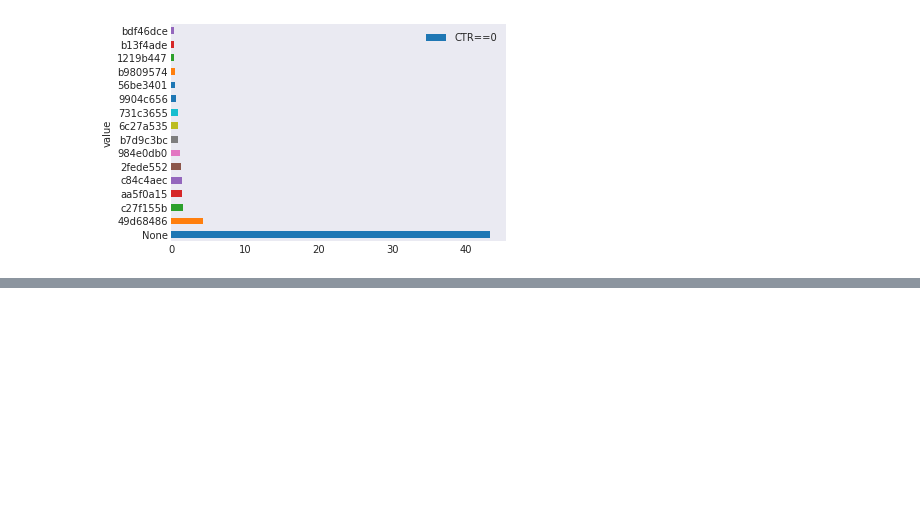
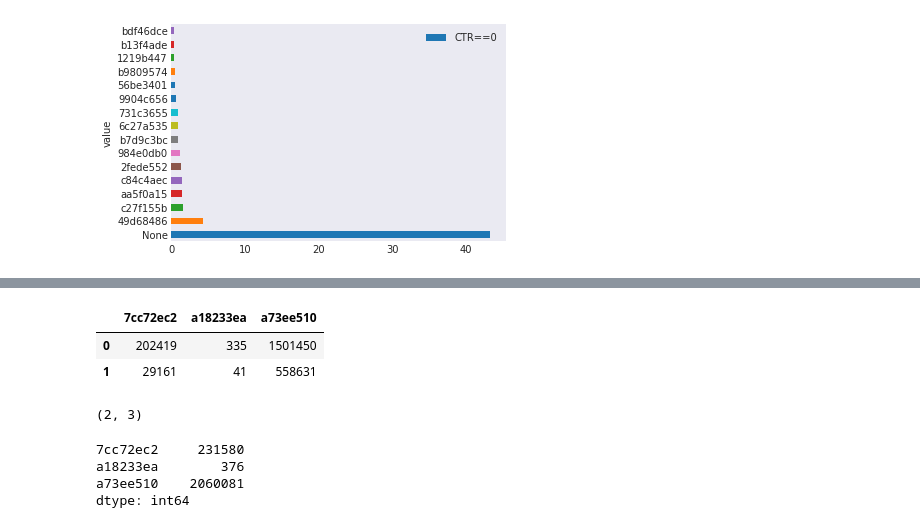
Before and after one commit to vnagapudi/W261_Final_Project, a Jupyter notebook: scratchwork_VL.ipynb, the cells around one changed output, grey strips where cells are left out. Cells and saved outputs as stored; diff of their text form; code cells hidden in the pictures; blank space fills up the shorter version.

Commit message:
Adding Cramer's V function to test features

```diff
--- a/scratchwork_VL.ipynb
+++ b/scratchwork_VL.ipynb
@@ -735,0 +914,39 @@ Categorical columns that look like maaaaaybe there's something differentiating l
+# %%
+# Make an empty matrix
+matr = pd.DataFrame(0, columns = list(blahtest_df['category'].unique()), index = list(blahtest_df['ctr'].unique()))
+for index, row in blahtest_df.iterrows():
+    matr.loc[row['ctr'],row['category']]=row['count']
+
+#    for node, target in graph['edges']:
+#        adj_matr.loc[node, target]=1
+# %%
+matr #contingency table
+# %% [output]
+|  | 7cc72ec2 | a18233ea | a73ee510 |
+| 0 | 202419 | 335 | 1501450 |
+| 1 | 29161 | 41 | 558631 |
+# %%
+matr.shape
+# %% [output]
+(2, 3)
+# %%
+# calculate cramer's V:
+
+def cramers_corrected_stat(confusion_matrix):
+    # get total n
+    n = np.nansum(confusion_matrix.sum())
+    # get chi-2 statistic
+    chi2 = #something
+    # get phi2
+    phi2 = chi2/n
+    # get r,k (shape)
+    r,k = confusion_matrix.shape
+    phi2corr = max(0, phi2 - ((k-1)*(r-1))/(n-1))
+    rcorr = r - ((r-1)**2)/(n-1)
+    kcorr = k - ((k-1)**2)/(n-1)
+    return np.sqrt(phi2corr / min( (kcorr-1), (rcorr-1)))
+# %% [output]
+7cc72ec2     231580
+a18233ea        376
+a73ee510    2060081
+dtype: int64
```
Also changed, not shown: parts of 43 cells of this notebook.
